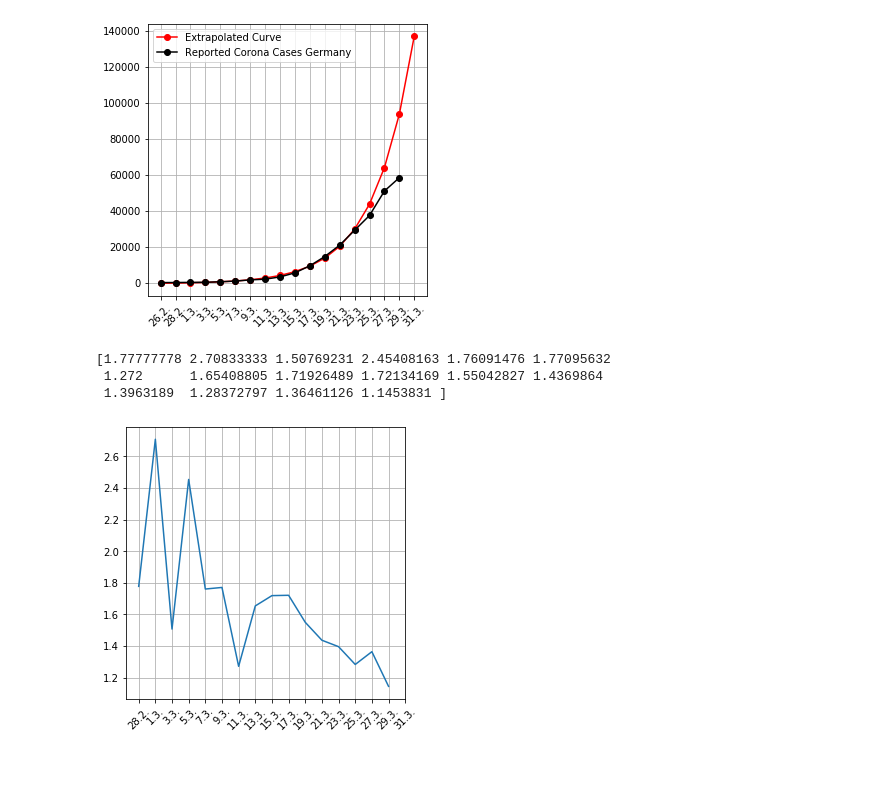
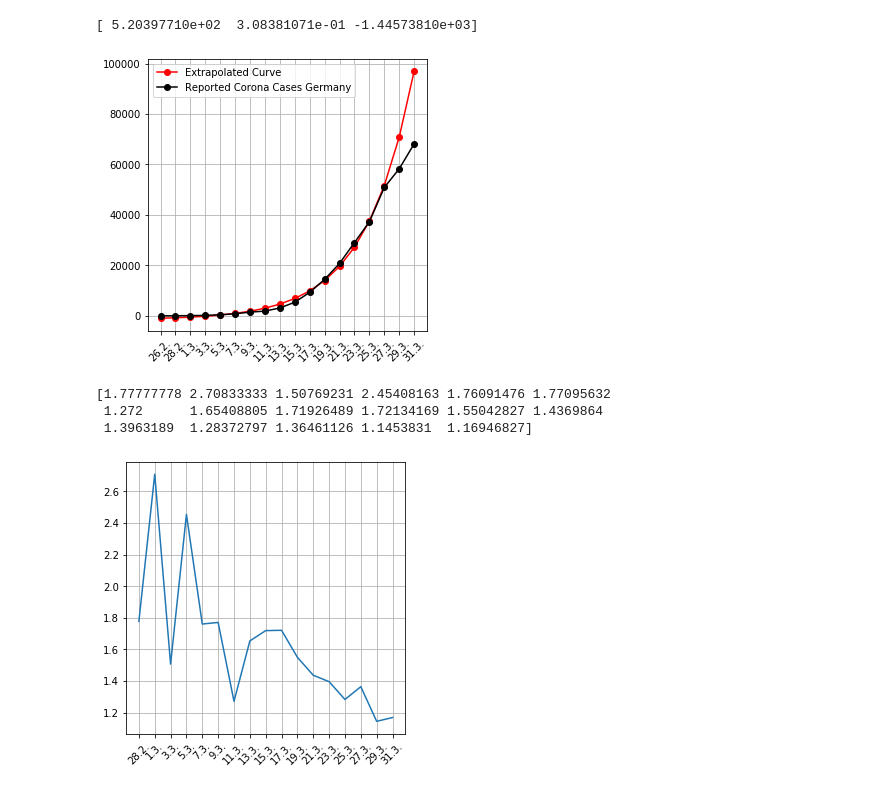
Before and after one commit to Spatiumensura/corona_prediction, a Jupyter notebook: corona_prediction.ipynb, the cells around one changed output. Drawn from its saved outputs; the diff is of its cells as text; code cells hidden in the pictures.

```diff
--- a/corona_prediction.ipynb
+++ b/corona_prediction.ipynb
@@ -26,42 +26,44 @@ https://gisanddata.maps.arcgis.com/apps/opsdashboard/index.html#/bda7594740fd402
 25.03. : 37300
 27.03. : 50900
 29.03. : 58300 (16:00)
+31.03. : 68180 (21:00)
 """
 
 def func(x, a, b, c):
     return a * np.exp(b * x) + c
 
 """
 Estimate parameters
 """
-yn  = np.array([27., 48., 130., 196., 481., 847.0, 1500, 1908, 3156, 5426, 9340, 14481, 20809, 29056])
-yn2 = np.array([27., 48., 130., 196., 481., 847.0, 1500, 1908, 3156, 5426, 9340, 14481, 20809, 29056, 37300, 50900, 58300 ])
+yn  = np.array([27., 48., 130., 196., 481., 847.0, 1500, 1908, 3156, 5426, 9340, 14481, 20809, 29056, 37300, 50900])
+yn2 = np.array([27., 48., 130., 196., 481., 847.0, 1500, 1908, 3156, 5426, 9340, 14481, 20809, 29056, 37300, 50900, 58300, 68180])
 xn  = np.arange(len(yn))
 xn2 = np.arange(len(yn2))
 popt, pcov = curve_fit(func, xn, yn)
 
 """
 Prediction
 """
 time_index = pd.date_range('2020-02-26', '2020-3-31', freq='d')
 ticklabels = [str(item.day)+"."+str(item.month)+"." for item in time_index[::2]]
 xp = np.arange(len(ticklabels))
 
 """
 Plotting
 """
 infected = func(xp, *popt)
 fig = plt.figure(figsize=(5,5))
 ax = plt.subplot(111)
 ax.plot(xp, func(xp, *popt), 'ro-', label="Extrapolated Curve")
 ax.plot(xn2, yn2, 'ko-', label="Reported Corona Cases Germany")
 ax.set_xticks(xp)
 ax.set_xticklabels(ticklabels, rotation = 45)
 ax.legend()
 plt.grid()
 plt.show()
 # %% [output]
+[ 5.20397710e+02  3.08381071e-01 -1.44573810e+03]
-[figure, old version]
+[figure, new version]
 # %%
 growth = yn2[1:]/yn2[0:-1]
 print(growth)
@@ -75,5 +77,5 @@ plt.show()
 # %% [output]
 [1.77777778 2.70833333 1.50769231 2.45408163 1.76091476 1.77095632
  1.272      1.65408805 1.71926489 1.72134169 1.55042827 1.4369864
- 1.3963189  1.28372797 1.36461126 1.1453831 ]
+ 1.3963189  1.28372797 1.36461126 1.1453831  1.16946827]
-[figure, old version]
+[figure, new version]
```
